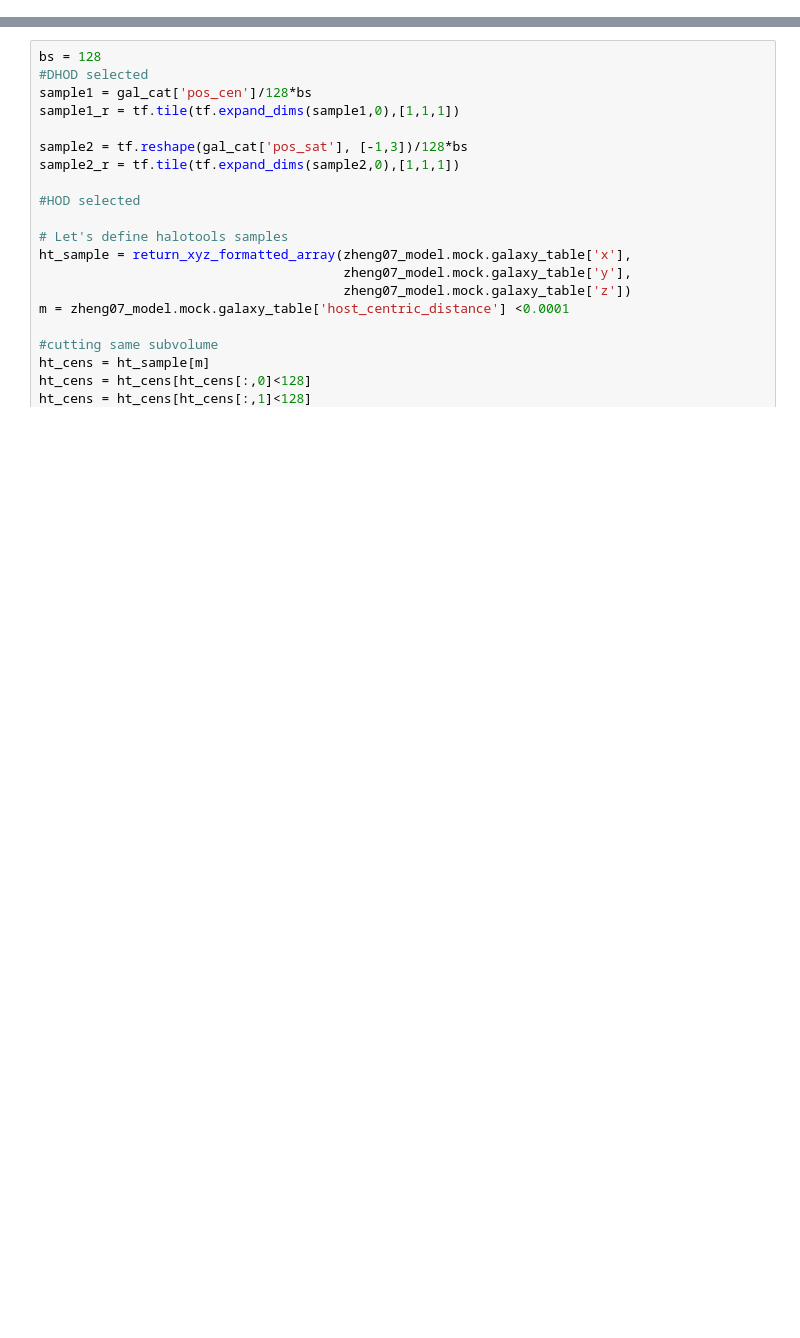
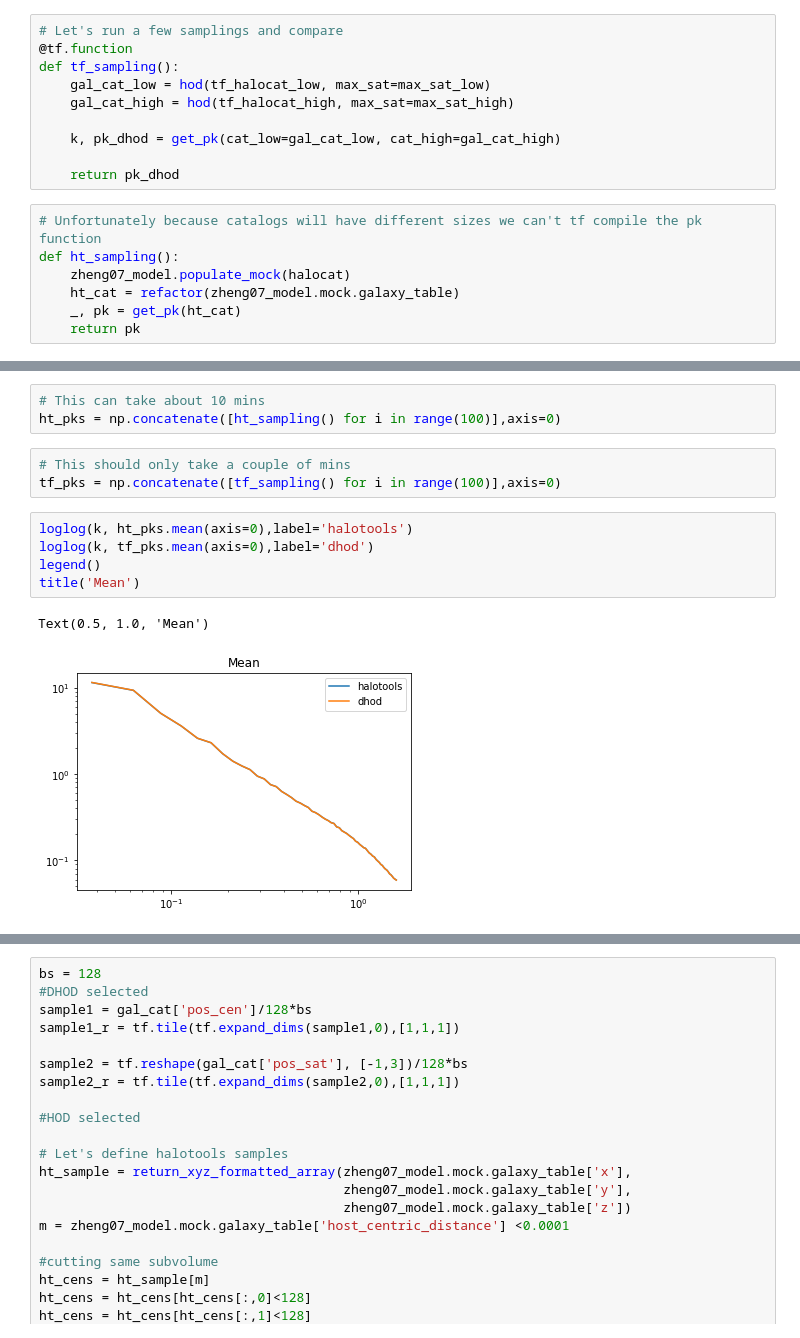
Before and after one commit to DifferentiableUniverseInitiative/DHOD, a Jupyter notebook: nb/power_spectra_comparison.ipynb, the cells around one changed output, grey strips where cells are left out. Drawn from its saved outputs; the diff is of its cells as text; blank space fills up the shorter version.

```diff
--- a/nb/power_spectra_comparison.ipynb
+++ b/nb/power_spectra_comparison.ipynb
@@ -82,0 +210,17 @@ zheng07_model.populate_mock(halocat)
+# %%
+# Let's run a few samplings and compare
+@tf.function
+def tf_sampling():
+    gal_cat_low = hod(tf_halocat_low, max_sat=max_sat_low)
+    gal_cat_high = hod(tf_halocat_high, max_sat=max_sat_high)
+
+    k, pk_dhod = get_pk(cat_low=gal_cat_low, cat_high=gal_cat_high)
+
+    return pk_dhod
+# %%
+# Unfortunately because catalogs will have different sizes we can't tf compile the pk function
+def ht_sampling():
+    zheng07_model.populate_mock(halocat)
+    ht_cat = refactor(zheng07_model.mock.galaxy_table)
+    _, pk = get_pk(ht_cat)
+    return pk
@@ -82,0 +237,14 @@ zheng07_model.populate_mock(halocat)
+# %%
+# This can take about 10 mins
+ht_pks = np.concatenate([ht_sampling() for i in range(100)],axis=0)
+# %%
+# This should only take a couple of mins
+tf_pks = np.concatenate([tf_sampling() for i in range(100)],axis=0)
+# %%
+loglog(k, ht_pks.mean(axis=0),label='halotools')
+loglog(k, tf_pks.mean(axis=0),label='dhod')
+legend()
+title('Mean')
+# %% [output]
+Text(0.5, 1.0, 'Mean')
+[figure, added]
```
Also changed, not shown: parts of 37 cells of this notebook.
